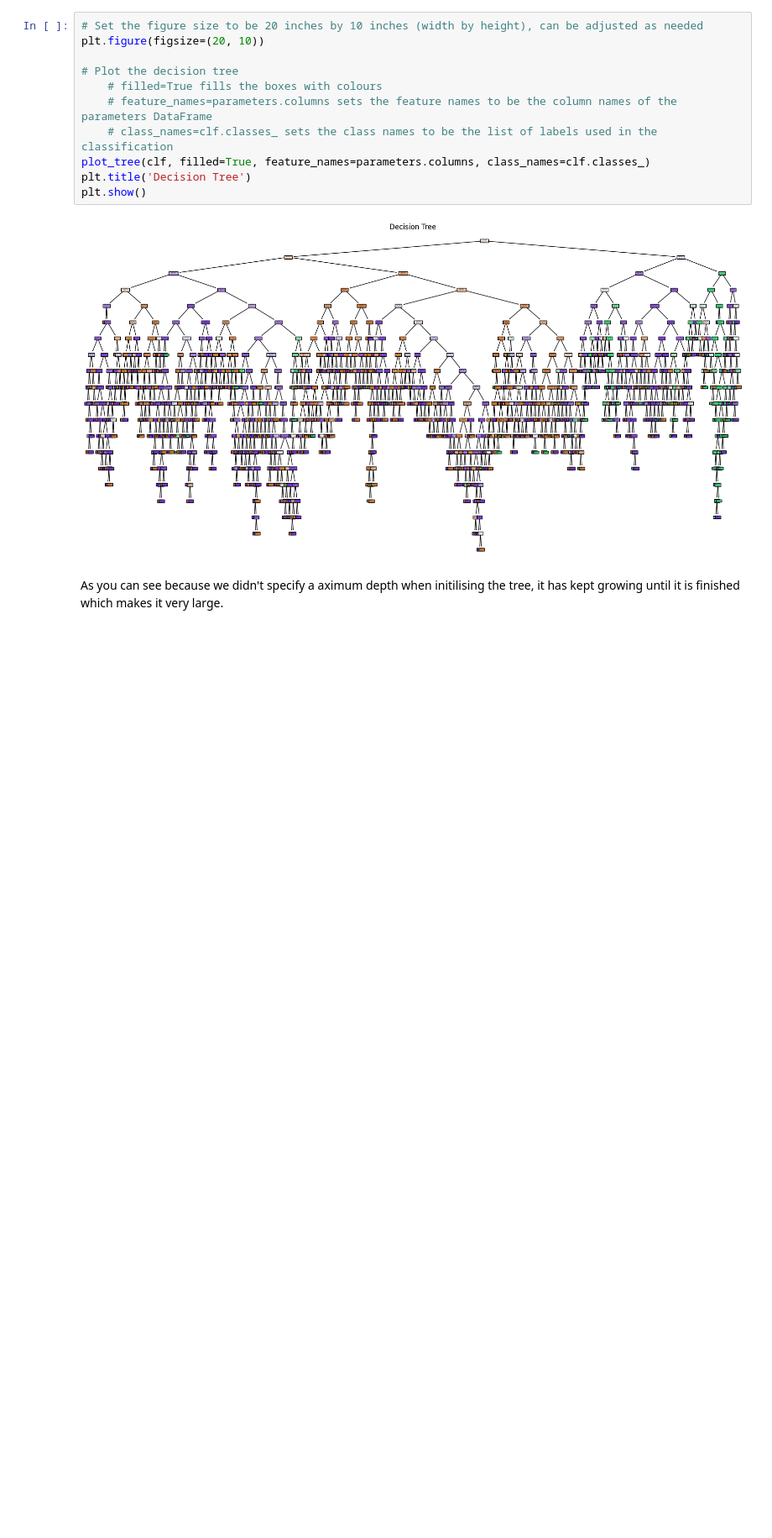
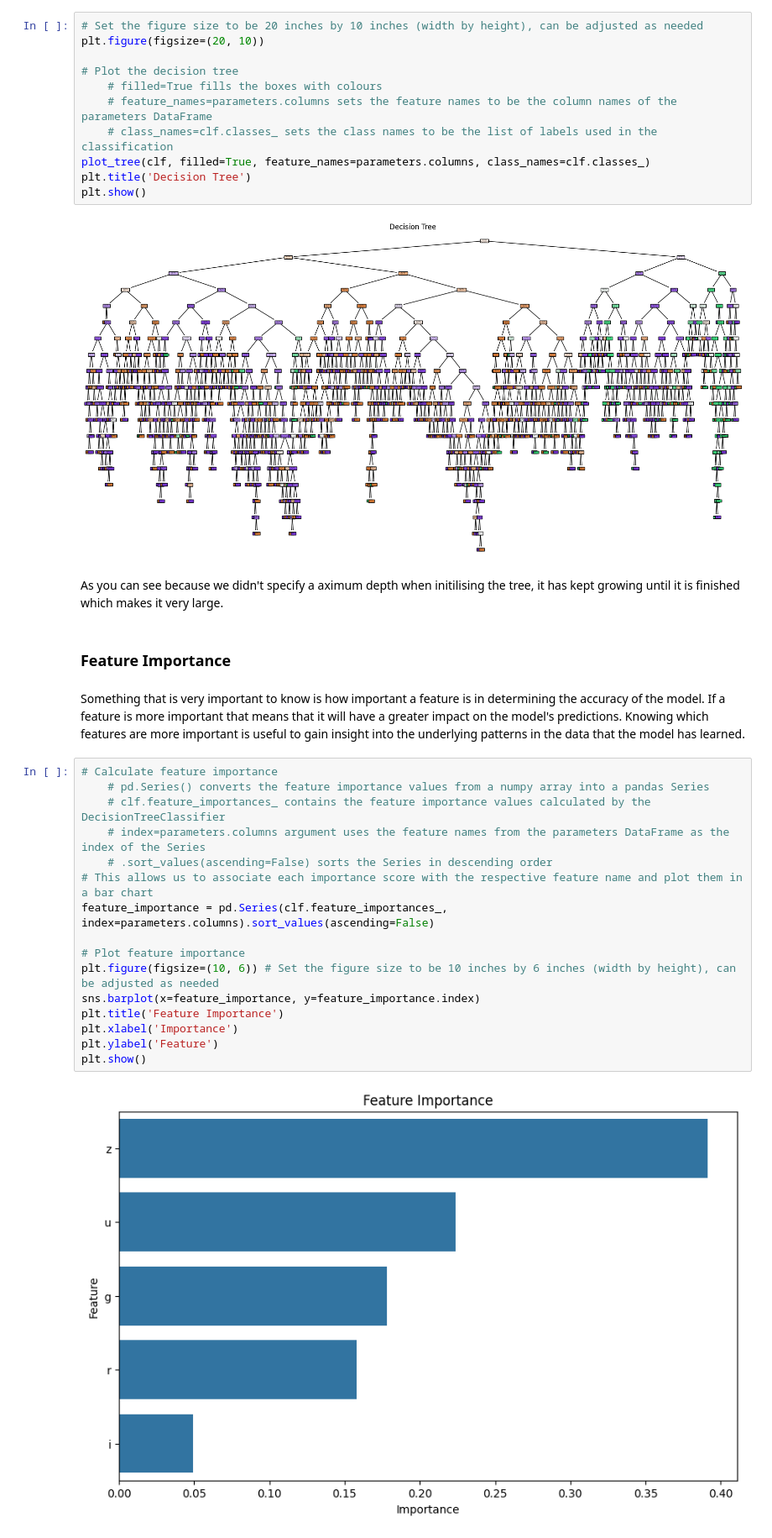
Before and after one commit to Ryan-Ursell/SDSS-DR14-Classification, a Jupyter notebook: py/Q1_folder/Q1.ipynb, the cells around one changed output. Shown at 84% size. Cells and saved outputs as stored; diff of their text form; blank space fills up the shorter version.

Commit message:
Added code and explaination for feature importance plots

```diff
--- a/py/Q1_folder/Q1.ipynb
+++ b/py/Q1_folder/Q1.ipynb
@@ -207,3 +208,25 @@ plt.show()
 [figure]
 # %% [markdown]
 As you can see because we didn't specify a aximum depth when initilising the tree, it has kept growing until it is finished which makes it very large.
+# %% [markdown]
+### Feature Importance
+# %% [markdown]
+Something that is very important to know is how important a feature is in determining the accuracy of the model. If a feature is more important that means that it will have a greater impact on the model's predictions. Knowing which features are more important is useful to gain insight into the underlying patterns in the data that the model has learned.
+# %%
+# Calculate feature importance
+    # pd.Series() converts the feature importance values from a numpy array into a pandas Series
+    # clf.feature_importances_ contains the feature importance values calculated by the DecisionTreeClassifier
+    # index=parameters.columns argument uses the feature names from the parameters DataFrame as the index of the Series
+    # .sort_values(ascending=False) sorts the Series in descending order
+# This allows us to associate each importance score with the respective feature name and plot them in a bar chart
+feature_importance = pd.Series(clf.feature_importances_, index=parameters.columns).sort_values(ascending=False)
+
+# Plot feature importance
+plt.figure(figsize=(10, 6)) # Set the figure size to be 10 inches by 6 inches (width by height), can be adjusted as needed
+sns.barplot(x=feature_importance, y=feature_importance.index)
+plt.title('Feature Importance')
+plt.xlabel('Importance')
+plt.ylabel('Feature')
+plt.show()
+# %% [output]
+[figure, added]
```
Also changed, not shown: parts of 4 cells of this notebook.
